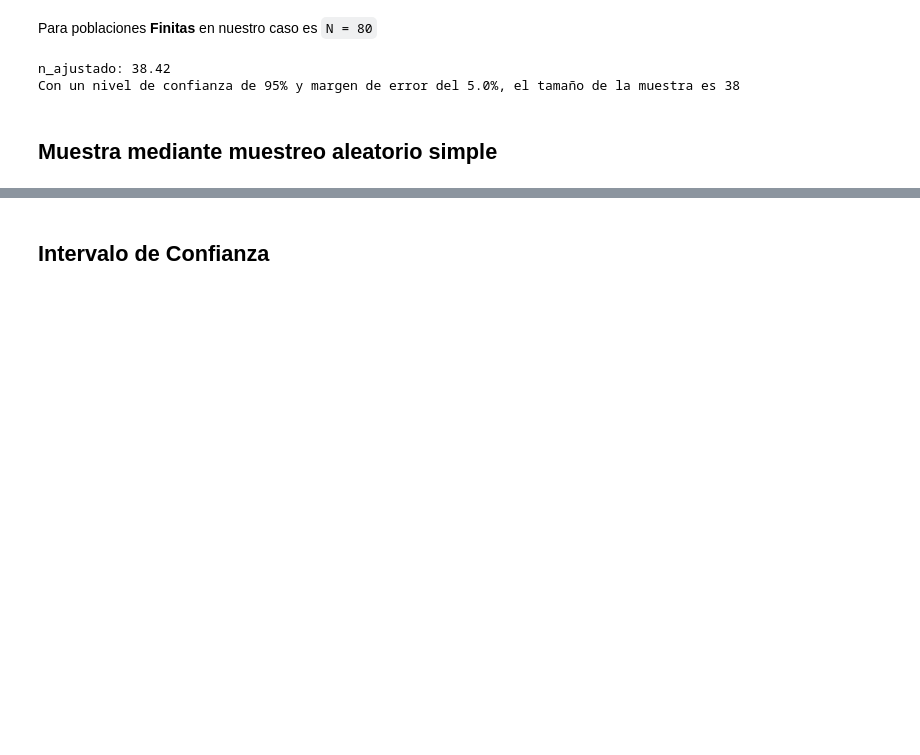
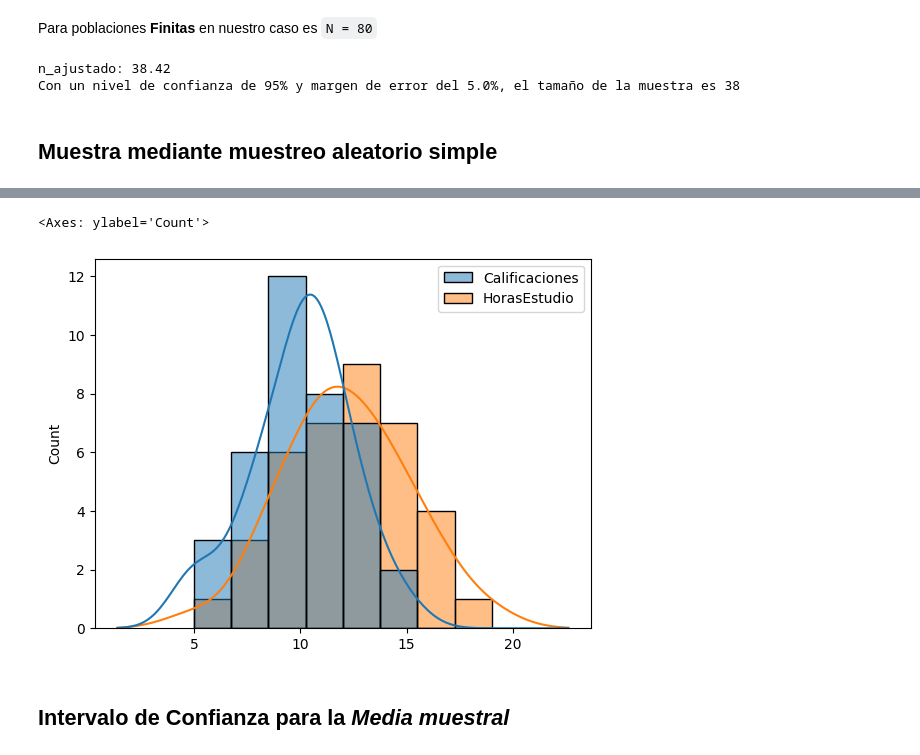
Before and after one commit to JosephChomboM/IBM, a Jupyter notebook: Inferential Stats/Usil/inferencia_variables.ipynb, the cells around one changed output, grey strips where cells are left out. Cells and saved outputs as stored; diff of their text form; code cells hidden in the pictures; blank space fills up the shorter version.

```diff
--- a/Inferential Stats/Usil/inferencia_variables.ipynb
+++ b/Inferential Stats/Usil/inferencia_variables.ipynb
@@ -90,5 +90,10 @@ df_muestra
+# %%
+sns.histplot(df_muestra, kde=True, kde_kws=dict(cut=3))
+# %% [output]
+<Axes: ylabel='Count'>
+[figure, added]
 # %% [markdown]
-## **Intervalo de Confianza**
+## **Intervalo de Confianza para la *Media muestral***
 # %%
 import statsmodels.api as sm
 # %%
```
Also changed, not shown: parts of 9 cells of this notebook.
